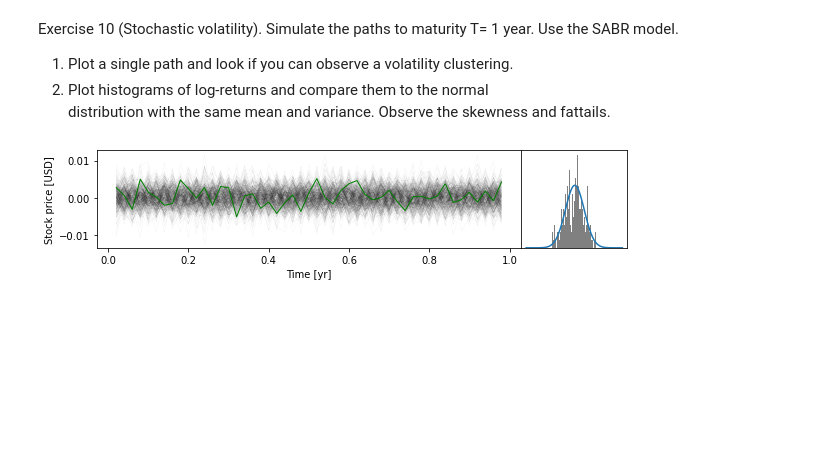
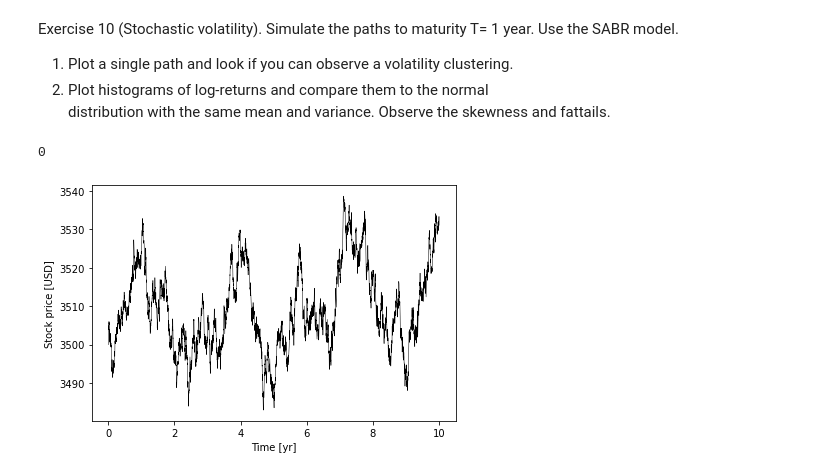
Before and after one commit to WillemJan9519/SPFDM-2, a Jupyter notebook: SPFDM 2.ipynb, the cells around one changed output. Saved outputs shown, nothing was run; the diff lists cells and outputs as text; code cells hidden in the pictures; blank space fills up the shorter version.

```diff
--- a/SPFDM 2.ipynb
+++ b/SPFDM 2.ipynb
@@ -30,12 +30,14 @@ Simulate the paths to maturity T= 1 year. Use the SABR model.
 distribution with the same mean and variance.  Observe the skewness and fattails.
 # %%
 class MonteCarlo():
-    def __init__(self,Npaths, Nsteps, T, F, sigma, alpha, beta, rho, K = 3300,eta = None, rf=None):
+    def __init__(self,Npaths, Nsteps, T, F, sigma, alpha, beta, rho, K = 3300, rf=None):
         """Function initialization like in the binomial tree model.
            Predominantly fixed values"""
         # If we do not call the function with a value,
         # initialize at the "standard" numbers
-        if not rf:
+        if rf == 0:
+            self.rf = rf
+        elif not rf:
             self.rf = np.log((1+0.005/4)**4)
         else:
             self.rf = rf
@@ -50,6 +52,7 @@ class MonteCarlo():
         self.Nsteps = Nsteps
         self.T = T
         self.dT = T/Nsteps
+        print(self.rf)
 
     def propagate(self,ft_1,st_1):
         """Equate the monte carlo iteration as function of location xt"""
@@ -115,7 +118,7 @@ class MonteCarlo():
             timearr = np.arange(0,self.T,self.dT)
         fig, (a0, a1) = plt.subplots(1, 2, gridspec_kw={'width_ratios': [4, 1]},figsize=(8,1.7))
         for i in range(self.Npaths-1):
-            a0.plot(timearr,P[i,:],color='black',lw=0.02)
+            a0.plot(timearr,P[i,:],color='black',lw=0.2)
         a0.plot(timearr,P[i,:],color='green',lw=1.0)
         a0.set_xlabel('Time [yr]')
         a0.set_ylabel('Stock price [USD]')
@@ -123,33 +126,34 @@ class MonteCarlo():
         a1.hist(P[:,-1],bins=100, color='gray', density=True)
         mean,std=norm.fit(P[:,-1])
         x = np.linspace(-0.015, 0.015, 100)
         y = norm.pdf(x, mean, std)
         a1.plot(x, y)
         a1.set_xticks([])
         a1.set_yticks([])
         a0.set_rasterized(True)
         fig.tight_layout(pad=-0.3)
         plt.savefig('manyMCtracks_PDF.png', dpi=400,bbox_inches='tight')
         plt.show()
 
     def option_price(self, optiontype='call'):
         """Equate option price by taking option value for each path, averaging and discounting back
            to present day value using risk free rate. """
         # Get prices
         prices = self.simulate_many()
         # Get final prices
         finalprices = prices[:,-1]
         # calculate option values
         if optiontype == 'call':
             optionvalues = np.max(np.vstack((np.zeros(len(finalprices)),finalprices-self.K)),axis=0)
         elif optiontype == 'put':
             optionvalues = np.max(np.vstack((np.zeros(len(finalprices)),self.K-finalprices)),axis=0)
         optionvalue = np.mean(optionvalues)
         # Discount to present value
         optionvalue = np.exp(-self.rf*self.T) * optionvalue
         return optionvalue
 
-MC = MonteCarlo(400,50,T=1,F=1, sigma=0.2, alpha=0.5, beta=1, rho=-0.7, rf=0)
-MC.plot_many()
+MC = MonteCarlo(4000,5000,T=10,F=3500, sigma=0.2, alpha=0.5, beta=1, rho=-0.7,K=3300, rf=0)
+MC.plot_single()
 # %% [output]
+0
-[figure, old version]
+[figure, new version]
```
